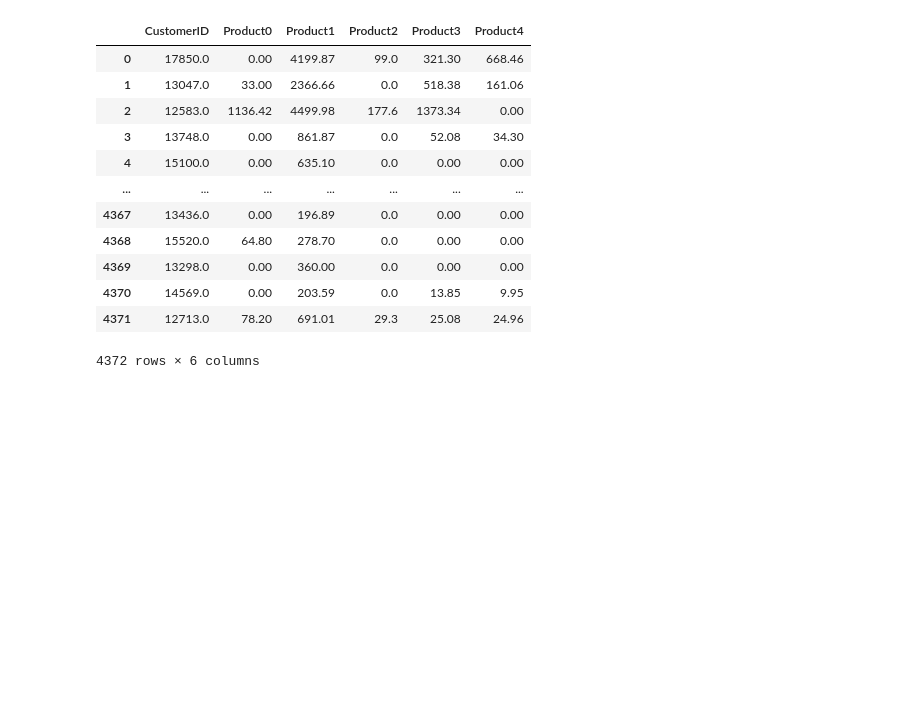
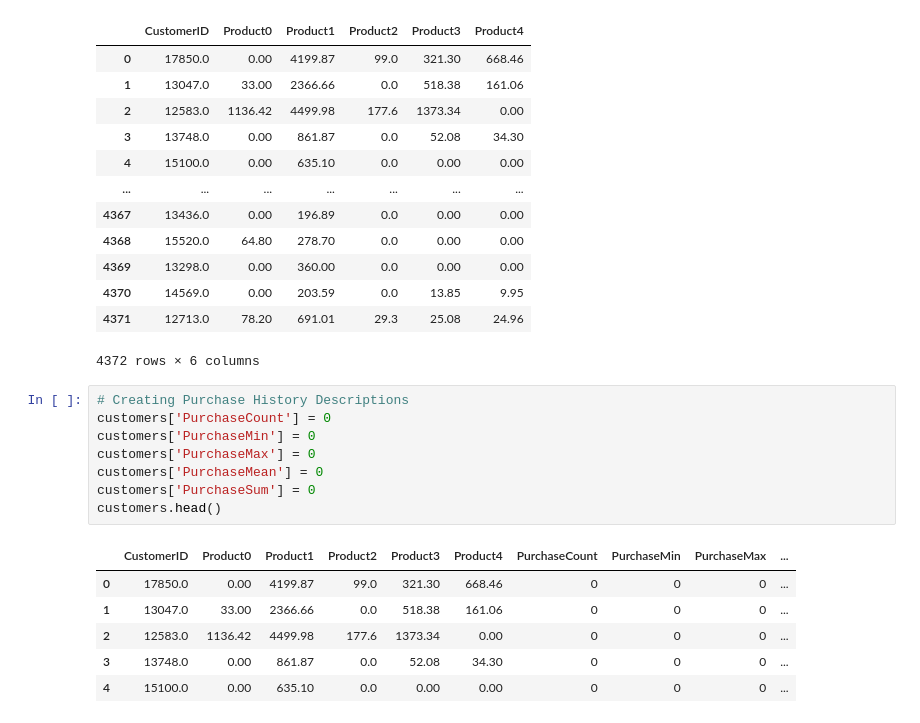
Before and after one commit to alwinruby/customer_segmentation, a Jupyter notebook: customer.ipynb, the cells around one changed output. Cells and saved outputs as stored; diff of their text form; blank space fills up the shorter version.

Commit message:
Creating Purchase History Descriptions

```diff
--- a/customer.ipynb
+++ b/customer.ipynb
@@ -143,3 +143,18 @@ customers
 | 4370 | 14569.0 | 0.00 | 203.59 | 0.0 | 13.85 | 9.95 |
 | 4371 | 12713.0 | 78.20 | 691.01 | 29.3 | 25.08 | 24.96 |
 4372 rows × 6 columns
+# %%
+# Creating Purchase History Descriptions
+customers['PurchaseCount'] = 0
+customers['PurchaseMin'] = 0
+customers['PurchaseMax'] = 0
+customers['PurchaseMean'] = 0
+customers['PurchaseSum'] = 0
+customers.head()
+# %% [output]
+|  | CustomerID | Product0 | Product1 | Product2 | Product3 | Product4 | PurchaseCount | PurchaseMin | PurchaseMax | ... |
+| 0 | 17850.0 | 0.00 | 4199.87 | 99.0 | 321.30 | 668.46 | 0 | 0 | 0 | ... |
+| 1 | 13047.0 | 33.00 | 2366.66 | 0.0 | 518.38 | 161.06 | 0 | 0 | 0 | ... |
+| 2 | 12583.0 | 1136.42 | 4499.98 | 177.6 | 1373.34 | 0.00 | 0 | 0 | 0 | ... |
+| 3 | 13748.0 | 0.00 | 861.87 | 0.0 | 52.08 | 34.30 | 0 | 0 | 0 | ... |
+| 4 | 15100.0 | 0.00 | 635.10 | 0.0 | 0.00 | 0.00 | 0 | 0 | 0 | ... |
```
Also changed, not shown: parts of 1 cell of this notebook.
